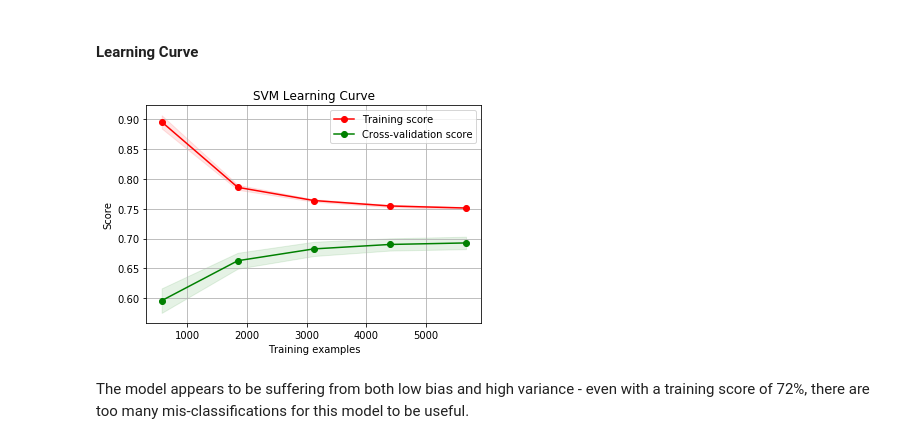
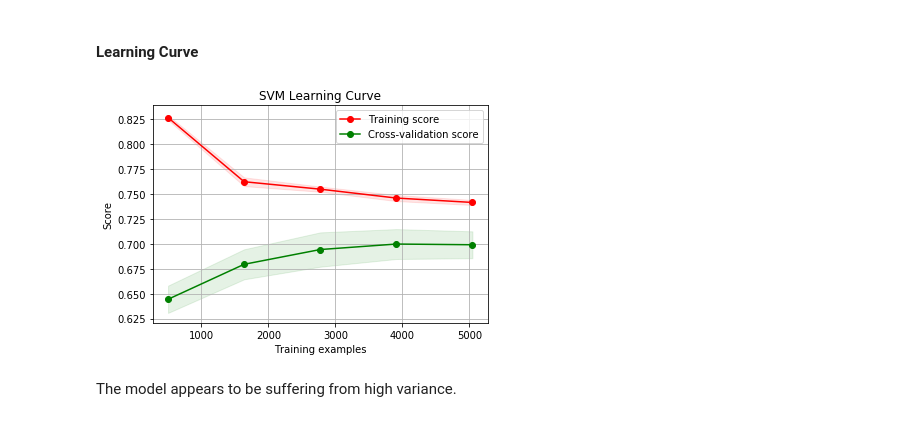
Before and after one commit to marcushorwich/ml-autocat, a Jupyter notebook: notebooks/3.0-svm-model.ipynb, the cells around one changed output. Saved outputs shown, nothing was run; the diff lists cells and outputs as text; code cells hidden in the pictures.

```diff
--- a/notebooks/3.0-svm-model.ipynb
+++ b/notebooks/3.0-svm-model.ipynb
@@ -47,0 +42,4 @@ pipeline = Pipeline([
+# %%
+# Get the scaled pipeline
+pipeline = get_scaled_pipeline_v1(X)
+print(pipeline)
@@ -61,6 +62,6 @@ param_grid = [
 ]
 # %%
 # Train a model using grid search
-scorer = make_scorer(f1_score, average='micro')
-svm_model = GridSearchModel('svm', SVC(), param_grid, pipeline)
-svm_model.train(X, y, 10, scorer)
+# scorer = make_scorer(f1_score, average='micro')
+# svm_model = GridSearchModel(param_grid, name='svm', model=SVC(), pipeline=pipeline)
+# svm_model.train(X, y, 10, scorer)
@@ -73,0 +68,8 @@ SVC(C=125, cache_size=200, class_weight=None, coef0=0.0,
+# %%
+# Create existing model
+model_base = SVC(C=125, cache_size=200, class_weight=None, coef0=0.0,
+  decision_function_shape='ovr', degree=3, gamma=0.1, kernel='rbf',
+  max_iter=-1, probability=False, random_state=None, shrinking=True,
+  tol=0.001, verbose=False)
+model = Model('svm', model_base, pipeline).fit(X, y)
+print('Existing model spec:\n', model.model)
@@ -151,8 +167,8 @@ This confusion matrix has more zero-valued entries per category than the KNN mod
 #### Learning Curve
 # %%
 # Plot the learning curve
-plot_learning_curve(svm_model.get_model_pipeline(), 'SVM Learning Curve', X, y, cv=CV);
+plot_learning_curve(model.get_model_pipeline(), 'SVM Learning Curve', X, y, cv=CV);
 # %% [output]
-[figure, old version]
+[figure, new version]
-# %% [markdown]
-The model appears to be suffering from both low bias and high variance - even with a training score of 72%, there are too many mis-classifications for this model to be useful.
+# %% [markdown]
+The model appears to be suffering from high variance.
```
Also changed, not shown: parts of 17 cells of this notebook, 5 other files.
